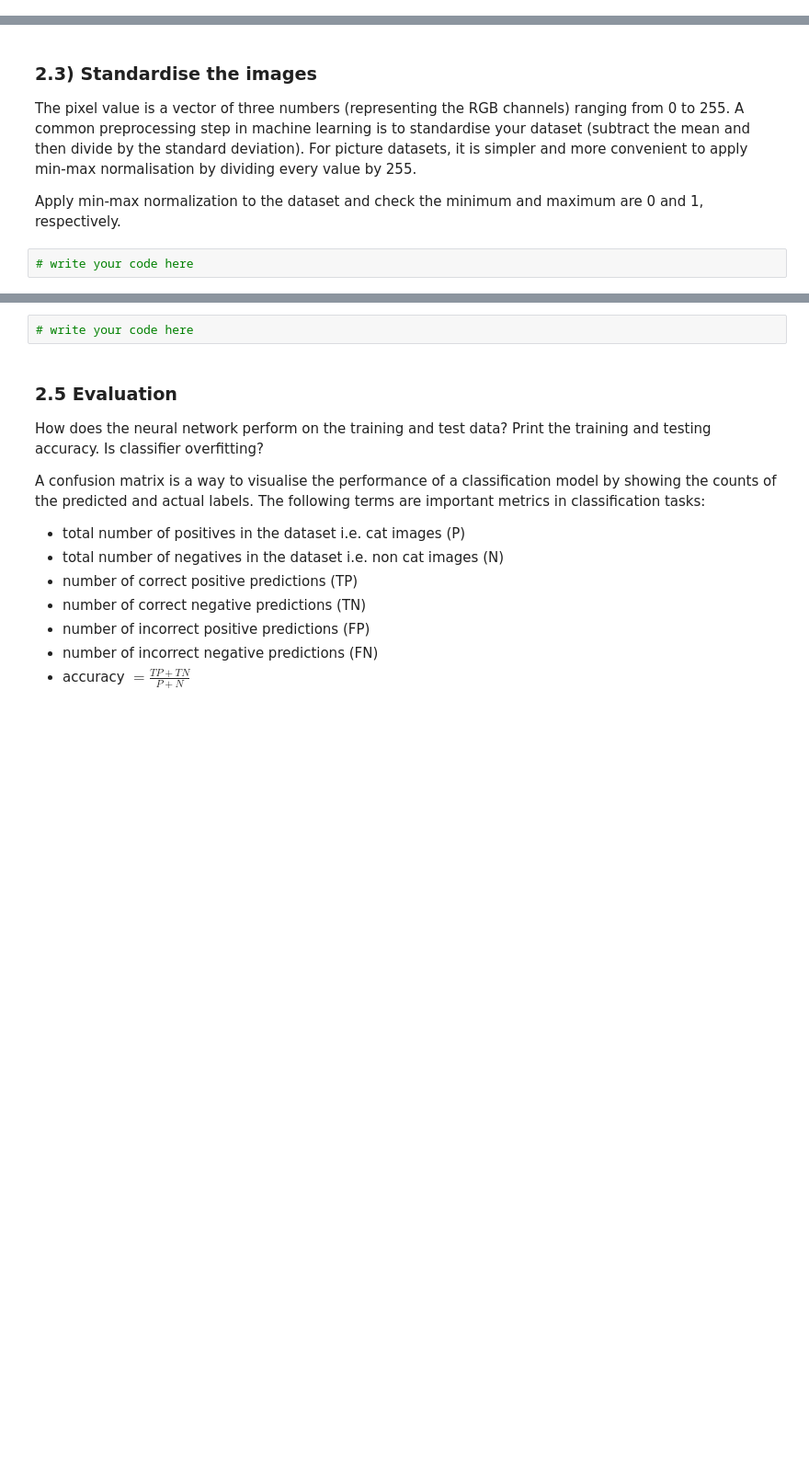
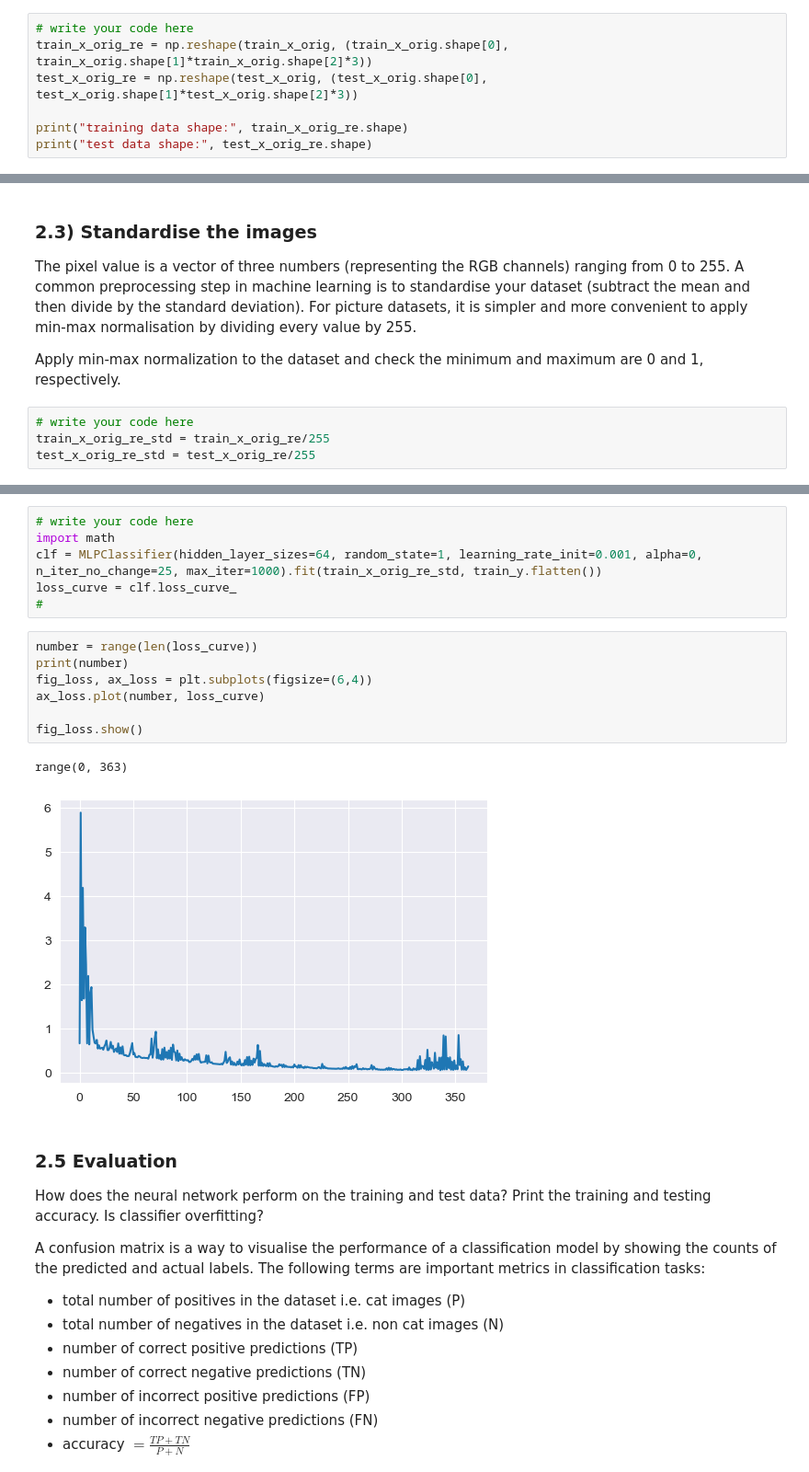
Before and after one commit to hanbin-zhang/lab_sheets_public-hbz, a Jupyter notebook: lab2/lab2-linear_models_neural_nets_SVM.ipynb, the cells around one changed output, grey strips where cells are left out. Shown: that part at 92% size. Cells and saved outputs as stored; diff of their text form; blank space fills up the shorter version.

```diff
--- a/lab2/lab2-linear_models_neural_nets_SVM.ipynb
+++ b/lab2/lab2-linear_models_neural_nets_SVM.ipynb
@@ -186,0 +215,7 @@ Print the shape of the reshaped training and testing datasets.
+# %%
+# write your code here
+train_x_orig_re = np.reshape(train_x_orig, (train_x_orig.shape[0], train_x_orig.shape[1]*train_x_orig.shape[2]*3))
+test_x_orig_re = np.reshape(test_x_orig, (test_x_orig.shape[0], test_x_orig.shape[1]*test_x_orig.shape[2]*3))
+
+print("training data shape:", train_x_orig_re.shape)
+print("test data shape:", test_x_orig_re.shape)
@@ -191,6 +229,8 @@ The pixel value is a vector of three numbers (representing the RGB channels) ran
 Apply min-max normalization to the dataset and check the minimum and maximum are 0 and 1, respectively.
 # %%
 # write your code here
+train_x_orig_re_std = train_x_orig_re/255
+test_x_orig_re_std = test_x_orig_re/255
 # %% [markdown]
 ### 2.4) Logistic regression classifier
 Logistic regression, despite its name, is a linear model for classification. The probabilities describing the possible outcomes of a classification are modeled using a logistic (sigmoid) function.
@@ -265,8 +311,22 @@ Construct and train a neural network using MLP classifier with the following hyp
 Plot the loss curve (using `clf.loss_curve_`) which shows the network learning as the number of iteration increases.
 
 Has the loss curve flat-lined? Hint, you may have to specify the `max_iter` and `n_iter_no_change` parameters.
-# %%
-# write your code here
+# %%
+# write your code here
+import math
+clf = MLPClassifier(hidden_layer_sizes=64, random_state=1, learning_rate_init=0.001, alpha=0, n_iter_no_change=25, max_iter=1000).fit(train_x_orig_re_std, train_y.flatten())
+loss_curve = clf.loss_curve_
+#
+# %%
+number = range(len(loss_curve))
+print(number)
+fig_loss, ax_loss = plt.subplots(figsize=(6,4))
+ax_loss.plot(number, loss_curve)
+
+fig_loss.show()
+# %% [output]
+range(0, 363)
+[figure, added]
 # %% [markdown]
 ### 2.5 Evaluation
 How does the neural network perform on the training and test data? Print the training and testing accuracy. Is classifier overfitting?
```
Also changed, not shown: parts of 22 cells of this notebook.
